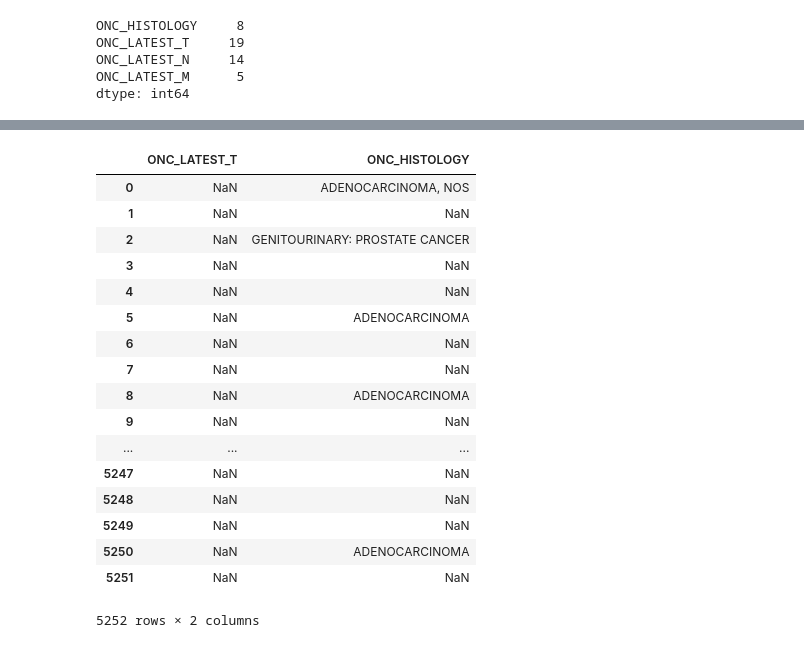
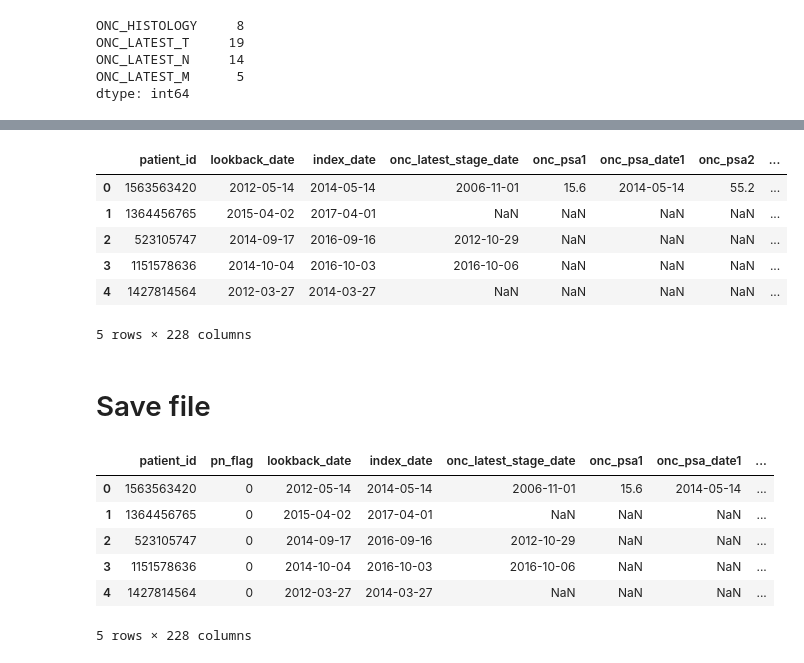
Before and after one commit to jzhao0802/pfizer, a Jupyter notebook: raw_data/03_Prepare_oncology_EMR.ipynb, the cells around one changed output, grey strips where cells are left out. Drawn from its saved outputs; the diff is of its cells as text; code cells hidden in the pictures.

```diff
--- a/raw_data/03_Prepare_oncology_EMR.ipynb
+++ b/raw_data/03_Prepare_oncology_EMR.ipynb
@@ -85,7 +106,7 @@ df_with_metac1 = pd.concat([df_onc_no_metac, df_dummies], axis=1)
 # %%
 df_oncstage_dummies = pd.get_dummies(df_with_metac1['ONC_LATEST_STAGE'])
 # %%
-clean_colnames = [utils.clean_string(colname) for colname in df_onc_dummies.columns]
+clean_colnames = [clean_string(colname) for colname in df_oncstage_dummies.columns]
 df_oncstage_dummies.columns = clean_colnames
 # %%
 df_with_metac_with_onc = pd.concat([df_with_metac1, df_oncstage_dummies], axis=1)
@@ -139,21 +139,24 @@ dtype: int64
-# %%
-df_with_metac_with_onc[['ONC_LATEST_T', 'ONC_HISTOLOGY']]
-# %% [output]
-|  | ONC_LATEST_T | ONC_HISTOLOGY |
-| 0 | NaN | ADENOCARCINOMA, NOS |
-| 1 | NaN | NaN |
-| 2 | NaN | GENITOURINARY: PROSTATE CANCER |
-| 3 | NaN | NaN |
-| 4 | NaN | NaN |
-| 5 | NaN | ADENOCARCINOMA |
-| 6 | NaN | NaN |
-| 7 | NaN | NaN |
-| 8 | NaN | ADENOCARCINOMA |
-| 9 | NaN | NaN |
-| ... | ... | ... |
-| 5247 | NaN | NaN |
-| 5248 | NaN | NaN |
-| 5249 | NaN | NaN |
-| 5250 | NaN | ADENOCARCINOMA |
-| 5251 | NaN | NaN |
-5252 rows × 2 columns
+# %%
+ls_other_columns = df_with_metac_with_onc.loc[:, ls_both].columns
+# %%
+df_other_dummies = pd.get_dummies(df_with_metac_with_onc[ls_other_columns])
+dummy_colnames = df_other_dummies.columns
+dummy_colnames = [clean_string(colname) for colname in dummy_colnames]
+df_other_dummies.columns = dummy_colnames
+# %%
+df = df_with_metac_with_onc.drop(columns = ls_other_columns)
+df_total = pd.concat([df, df_other_dummies], axis = 1)
+# %%
+all_colnames = [clean_string(colname) for colname in df_total.columns]
+df_total.columns = all_colnames
+df_total.head()
+# %% [output]
+|  | patient_id | lookback_date | index_date | onc_latest_stage_date | onc_psa1 | onc_psa_date1 | onc_psa2 | ... |
+| 0 | 1563563420 | 2012-05-14 | 2014-05-14 | 2006-11-01 | 15.6 | 2014-05-14 | 55.2 | ... |
+| 1 | 1364456765 | 2015-04-02 | 2017-04-01 | NaN | NaN | NaN | NaN | ... |
+| 2 | 523105747 | 2014-09-17 | 2016-09-16 | 2012-10-29 | NaN | NaN | NaN | ... |
+| 3 | 1151578636 | 2014-10-04 | 2016-10-03 | 2016-10-06 | NaN | NaN | NaN | ... |
+| 4 | 1427814564 | 2012-03-27 | 2014-03-27 | NaN | NaN | NaN | NaN | ... |
+5 rows × 228 columns
+# %% [markdown]
+# Save file
@@ -159,0 +169,10 @@ df_with_metac_with_onc[['ONC_LATEST_T', 'ONC_HISTOLOGY']]
+# %%
+df_total.head()
+# %% [output]
+|  | patient_id | pn_flag | lookback_date | index_date | onc_latest_stage_date | onc_psa1 | onc_psa_date1 | ... |
+| 0 | 1563563420 | 0 | 2012-05-14 | 2014-05-14 | 2006-11-01 | 15.6 | 2014-05-14 | ... |
+| 1 | 1364456765 | 0 | 2015-04-02 | 2017-04-01 | NaN | NaN | NaN | ... |
+| 2 | 523105747 | 0 | 2014-09-17 | 2016-09-16 | 2012-10-29 | NaN | NaN | ... |
+| 3 | 1151578636 | 0 | 2014-10-04 | 2016-10-03 | 2016-10-06 | NaN | NaN | ... |
+| 4 | 1427814564 | 0 | 2012-03-27 | 2014-03-27 | NaN | NaN | NaN | ... |
+5 rows × 228 columns
```
Also changed, not shown: parts of 10 cells of this notebook, 8 other files.
